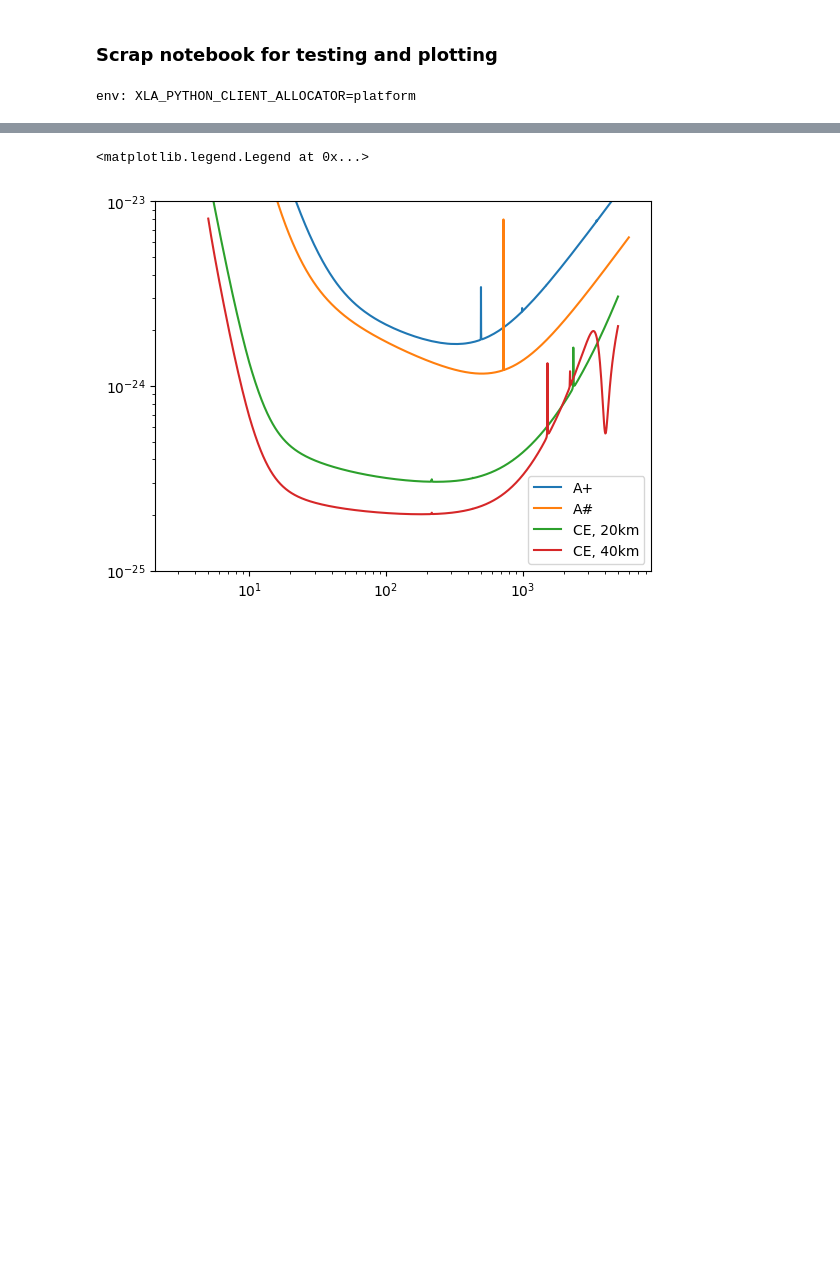
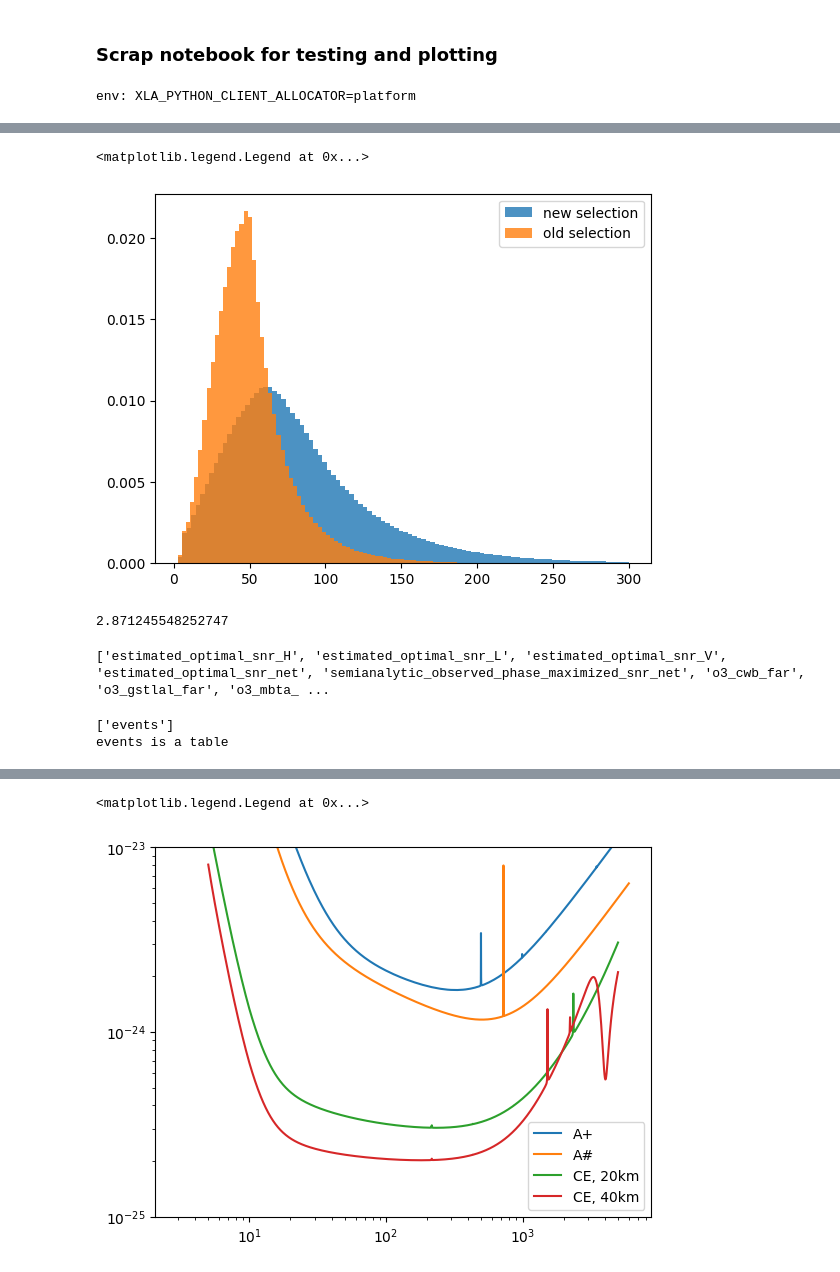
Before and after one commit to abby-moran/GW_pop_cosmo_inference, a Jupyter notebook: scripts/sandbox.ipynb, the cells around one changed output, grey strips where cells are left out. Cells and saved outputs as stored; diff of their text form; code cells hidden in the pictures; blank space fills up the shorter version.

```diff
--- a/scripts/sandbox.ipynb
+++ b/scripts/sandbox.ipynb
@@ -35,0 +200,25 @@ env: XLA_PYTHON_CLIENT_ALLOCATOR=platform
+# %%
+plt.hist(np.asarray(f2['m1d'])[np.asarray(f2['m1d'])<300],bins=100, label='new selection',density=True, alpha=0.8);
+plt.hist(np.asarray(f1['m1'])[np.asarray(f1['m1d'])<300],bins=100, label='old selection',density=True, alpha=0.8);
+plt.legend()
+# %% [output]
+<matplotlib.legend.Legend at 0x...>
+[figure, added]
+# %%
+1403617/488853
+# %% [output]
+2.871245548252747
+# %%
+import pandas as pd
+f = pd.read_hdf("../runs/mixture-semi_o1_o2-real_o3_o4a_o4b-cartesian_spins_20260410130052UTC-clipped.hdf", key='events')
+print([c for c in f.columns if 'far' in c.lower() or 'snr' in c.lower()])
+# %% [output]
+['estimated_optimal_snr_H', 'estimated_optimal_snr_L', 'estimated_optimal_snr_V', 'estimated_optimal_snr_net', 'semianalytic_observed_phase_maximized_snr_net', 'o3_cwb_far', 'o3_gstlal_far', 'o3_mbta_ ...
+# %%
+import h5py
+with h5py.File("../runs/mixture-semi_o1_o2-real_o3_o4a_o4b-cartesian_spins_20260410130052UTC-clipped.hdf", 'r') as f:
+    print(list(f.keys()))          # any key besides 'events'?
+    print(list(f['events'].keys()) if hasattr(f['events'], 'keys') else 'events is a table')
+# %% [output]
+['events']
+events is a table
```
Also changed, not shown: parts of 30 cells of this notebook, 13 other files.
